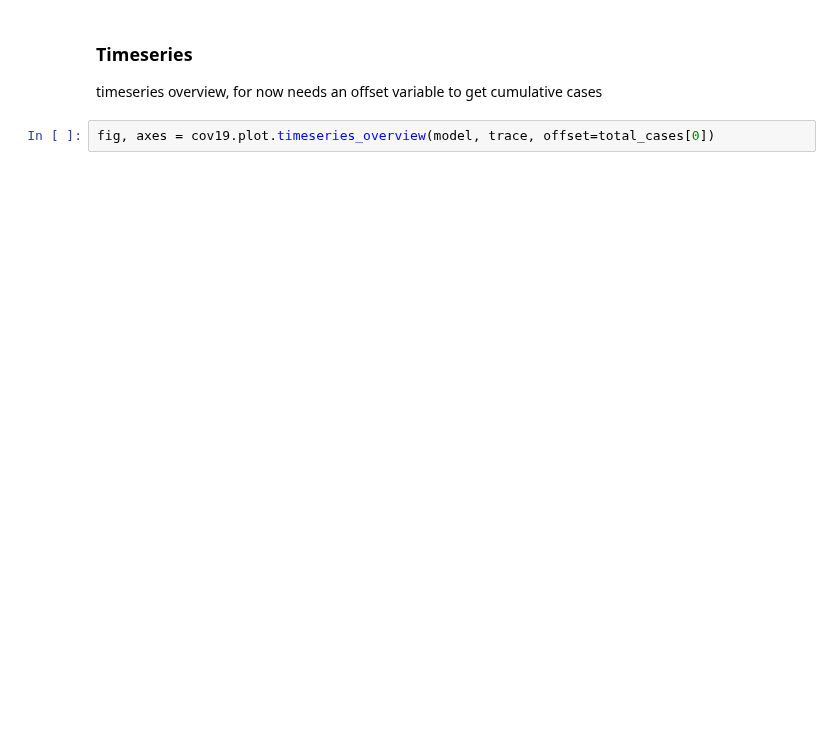
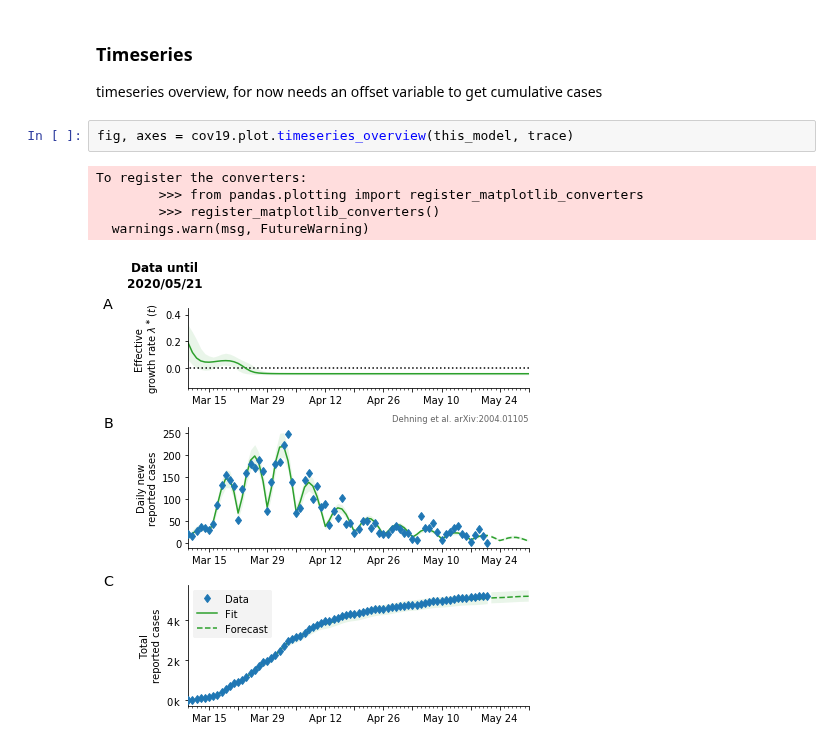
Before and after one commit to Priesemann-Group/covid19_inference, a Jupyter notebook: scripts/interactive/example_one_bundesland.ipynb, the cells around one changed output. Saved outputs shown, nothing was run; the diff lists cells and outputs as text; blank space fills up the shorter version.

```diff
--- a/scripts/interactive/example_one_bundesland.ipynb
+++ b/scripts/interactive/example_one_bundesland.ipynb
@@ -217,4 +262,10 @@ fig.tight_layout()
 ### Timeseries
 timeseries overview, for now needs an offset variable to get cumulative cases
 # %%
-fig, axes = cov19.plot.timeseries_overview(model, trace, offset=total_cases[0])
+fig, axes = cov19.plot.timeseries_overview(this_model, trace)
+# %% [output]
+To register the converters:
+        >>> from pandas.plotting import register_matplotlib_converters
+        >>> register_matplotlib_converters()
+  warnings.warn(msg, FutureWarning)
+[figure, added]
```
Also changed, not shown: parts of 9 cells of this notebook, 1 other file.
